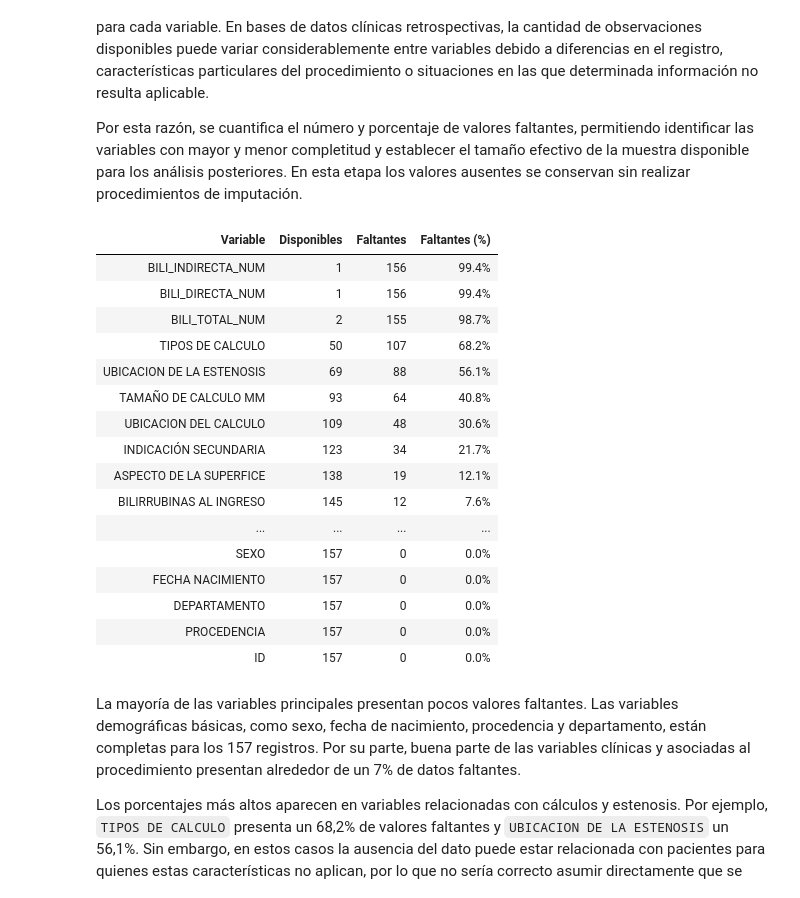
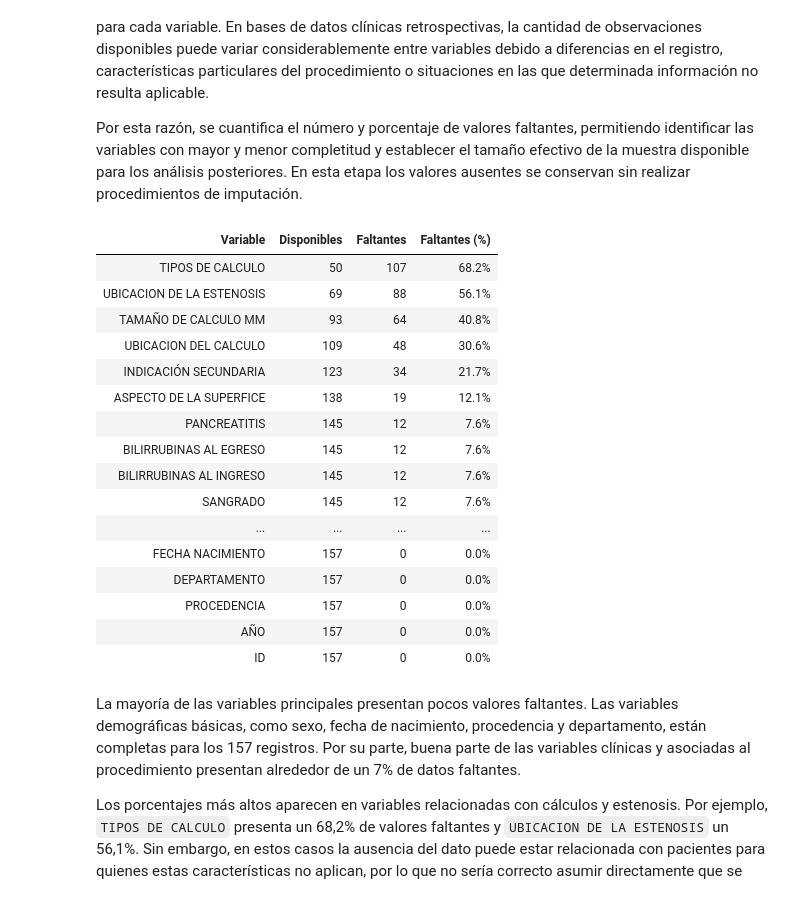
Before and after one commit to miguelpvmr/SpyGlass, a Jupyter notebook: notebooks/SPYOUT_EDA_limpio_final (1).ipynb, the cells around one changed output. Cells and saved outputs as stored; diff of their text form; code cells hidden in the pictures.

```diff
--- a/notebooks/SPYOUT_EDA_limpio_final (1).ipynb
+++ b/notebooks/SPYOUT_EDA_limpio_final (1).ipynb
@@ -225,16 +225,7 @@ import numpy as np
 import matplotlib.pyplot as plt
 import seaborn as sns
 
-RUTA_ACTUAL = Path.cwd().resolve()
-
-if RUTA_ACTUAL.name.lower() == "spyglass":
-    RUTA_PROYECTO = RUTA_ACTUAL
-elif RUTA_ACTUAL.parent.name.lower() == "spyglass":
-    RUTA_PROYECTO = RUTA_ACTUAL.parent
-else:
-    raise FileNotFoundError(
-        f"No se encontró la carpeta SpyGlass desde {RUTA_ACTUAL}"
-    )
+RUTA_PROYECTO = Path(r"C:\Users\USER\Desktop\SpyGlass")
 
 RUTA_DATOS = RUTA_PROYECTO / "data"
 RUTA_NOTEBOOKS = RUTA_PROYECTO / "notebooks"
@@ -254,3 +245,12 @@ pd.set_option(
 sns.set_theme(style="whitegrid")
 
 ruta_archivo = RUTA_DATOS / "SPYGLASS_EDA_LIMPIO.xlsx"
+
+print("Proyecto:", RUTA_PROYECTO)
+print("Toolkit:", (RUTA_SRC / "eda_toolkit.py").exists())
+print("Dataset:", ruta_archivo.exists())
+
+df_spyglass = pd.read_excel(ruta_archivo)
+
+print("Dataset cargado correctamente.")
+print("Dimensiones:", df_spyglass.shape)
@@ -359,11 +365,22 @@ Una vez organizada la estructura del conjunto de datos, se evalúa la disponibil
 
 Por esta razón, se cuantifica el número y porcentaje de valores faltantes, permitiendo identificar las variables con mayor y menor completitud y establecer el tamaño efectivo de la muestra disponible para los análisis posteriores. En esta etapa los valores ausentes se conservan sin realizar procedimientos de imputación.
 # %%
+columnas_excluir = [
+    "BILI_TOTAL_NUM",
+    "BILI_DIRECTA_NUM",
+    "BILI_INDIRECTA_NUM"
+]
+
+df_faltantes = df_spyglass.drop(
+    columns=columnas_excluir,
+    errors="ignore"
+)
+
 resumen_faltantes = pd.DataFrame({
-    "Variable": df_spyglass.columns,
-    "Disponibles": df_spyglass.notna().sum().values,
-    "Faltantes": df_spyglass.isna().sum().values,
-    "Faltantes (%)": df_spyglass.isna().mean().values * 100
+    "Variable": df_faltantes.columns,
+    "Disponibles": df_faltantes.notna().sum().values,
+    "Faltantes": df_faltantes.isna().sum().values,
+    "Faltantes (%)": df_faltantes.isna().mean().values * 100
 })
 
 resumen_faltantes = (
@@ -391,48 +408,48 @@ styled_faltantes = (
         },
         {
             "selector": "th",
             "props": [
                 ("text-align", "center"),
                 ("background-color", "#f2f2f2"),
                 ("color", "black"),
                 ("font-weight", "bold"),
                 ("border", "1px solid black"),
                 ("padding", "10px")
             ]
         },
         {
             "selector": "td",
             "props": [
                 ("text-align", "center"),
                 ("border", "1px solid black"),
                 ("padding", "10px")
             ]
         }
     ])
     .set_properties(
         subset=["Variable"],
         **{"text-align": "left"}
     )
 )
 
 display(styled_faltantes)
 # %% [output]
 | Variable | Disponibles | Faltantes | Faltantes (%) |
-| BILI_INDIRECTA_NUM | 1 | 156 | 99.4% |
-| BILI_DIRECTA_NUM | 1 | 156 | 99.4% |
-| BILI_TOTAL_NUM | 2 | 155 | 98.7% |
 | TIPOS DE CALCULO | 50 | 107 | 68.2% |
 | UBICACION DE LA ESTENOSIS | 69 | 88 | 56.1% |
 | TAMAÑO DE CALCULO MM | 93 | 64 | 40.8% |
 | UBICACION DEL CALCULO | 109 | 48 | 30.6% |
 | INDICACIÓN SECUNDARIA | 123 | 34 | 21.7% |
 | ASPECTO DE LA SUPERFICE | 138 | 19 | 12.1% |
+| PANCREATITIS | 145 | 12 | 7.6% |
+| BILIRRUBINAS AL EGRESO | 145 | 12 | 7.6% |
 | BILIRRUBINAS AL INGRESO | 145 | 12 | 7.6% |
+| SANGRADO | 145 | 12 | 7.6% |
 | ... | ... | ... | ... |
-| SEXO | 157 | 0 | 0.0% |
 | FECHA NACIMIENTO | 157 | 0 | 0.0% |
 | DEPARTAMENTO | 157 | 0 | 0.0% |
 | PROCEDENCIA | 157 | 0 | 0.0% |
+| AÑO | 157 | 0 | 0.0% |
 | ID | 157 | 0 | 0.0% |
 # %% [markdown]
 La mayoría de las variables principales presentan pocos valores faltantes. Las variables demográficas básicas, como sexo, fecha de nacimiento, procedencia y departamento, están completas para los 157 registros. Por su parte, buena parte de las variables clínicas y asociadas al procedimiento presentan alrededor de un 7% de datos faltantes.
```
Also changed, not shown: parts of 3 cells of this notebook.
